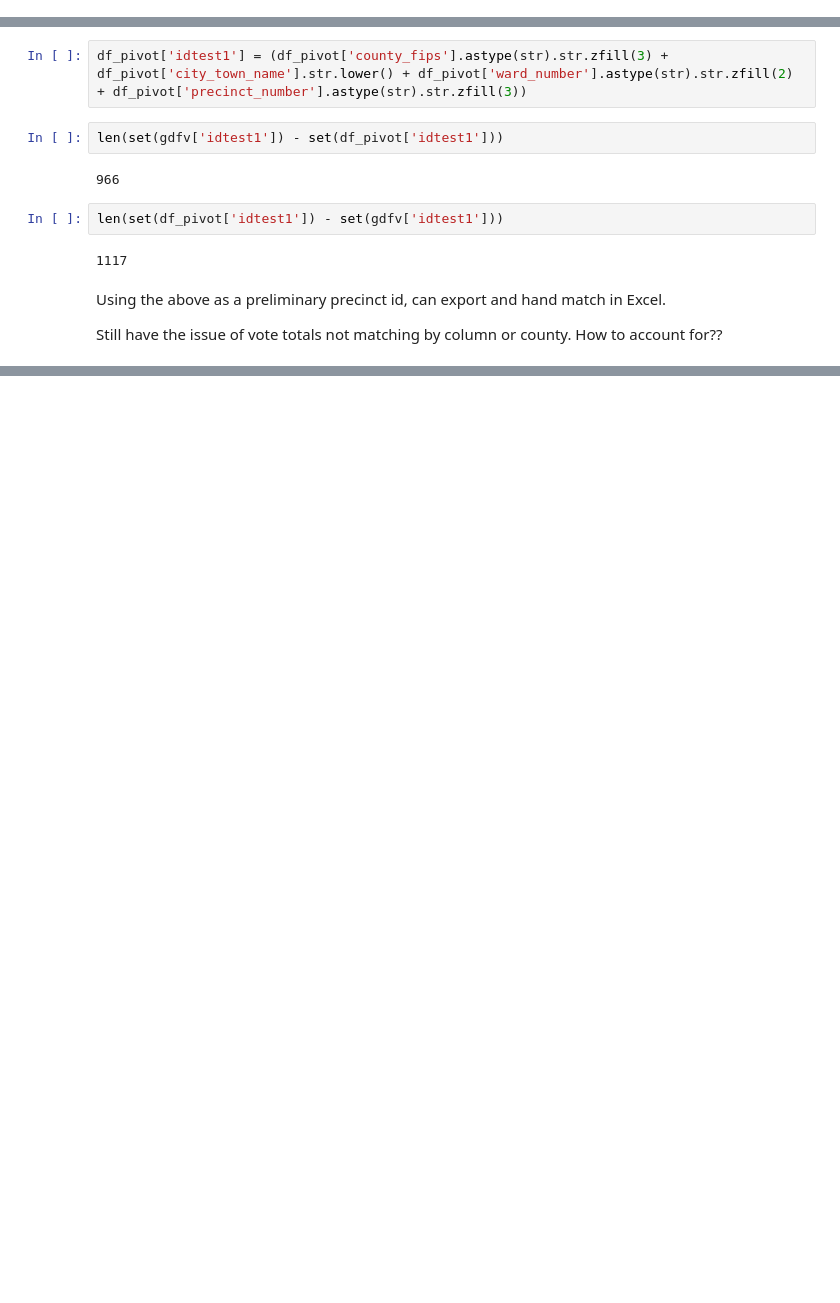
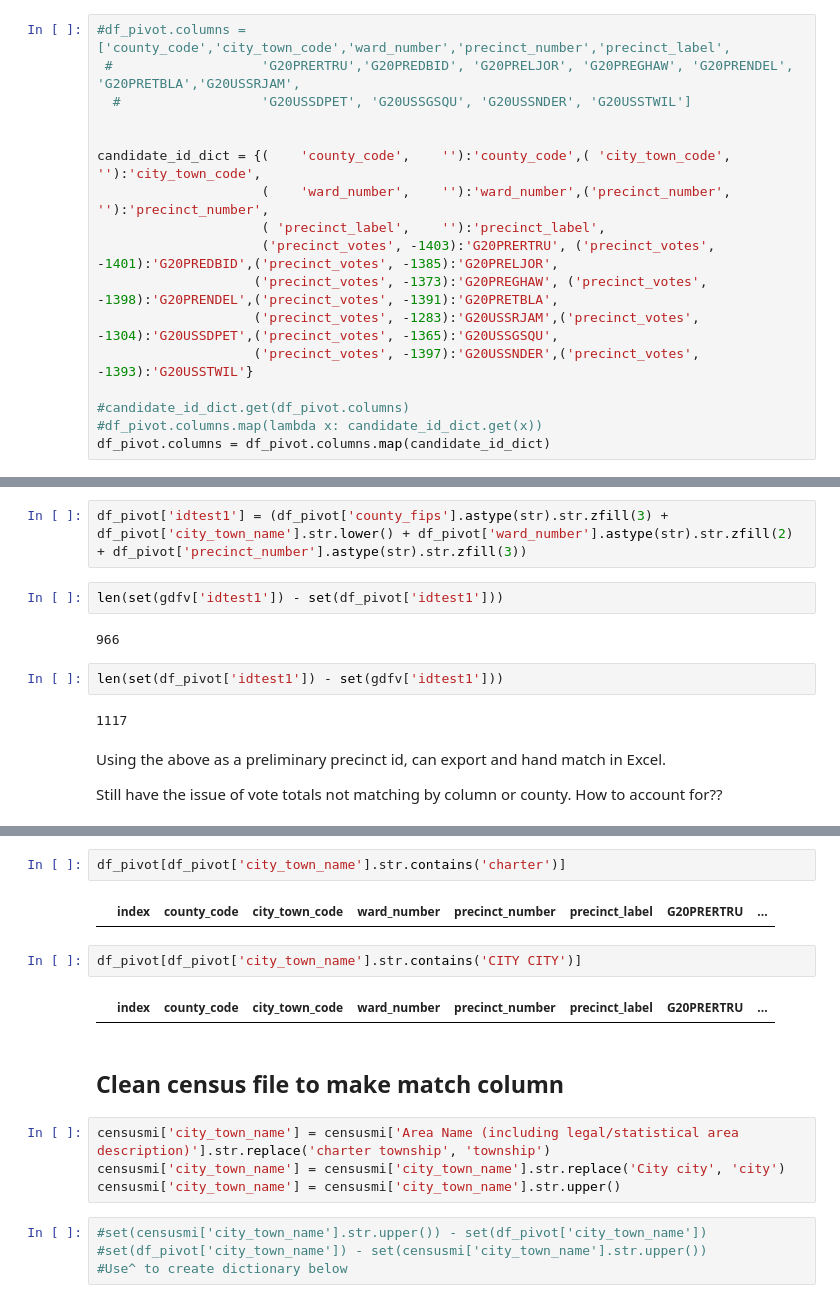
Before and after one commit to nonpartisan-redistricting-datahub/pdv-mi, a Jupyter notebook: vest-mi-2020/vest_mi_2020.ipynb, the cells around one changed output, grey strips where cells are left out. Cells and saved outputs as stored; diff of their text form; blank space fills up the shorter version.

```diff
--- a/vest-mi-2020/vest_mi_2020.ipynb
+++ b/vest-mi-2020/vest_mi_2020.ipynb
@@ -120,0 +166,17 @@ df_pivot.columns = ['county_code','city_town_code','ward_number','precinct_numbe
+# %%
+#df_pivot.columns = ['county_code','city_town_code','ward_number','precinct_number','precinct_label',
+ #                   'G20PRERTRU','G20PREDBID', 'G20PRELJOR', 'G20PREGHAW', 'G20PRENDEL', 'G20PRETBLA','G20USSRJAM',
+  #                  'G20USSDPET', 'G20USSGSQU', 'G20USSNDER', 'G20USSTWIL']
+
+
+candidate_id_dict = {(    'county_code',    ''):'county_code',( 'city_town_code',    ''):'city_town_code',
+                     (    'ward_number',    ''):'ward_number',('precinct_number',    ''):'precinct_number',
+                     ( 'precinct_label',    ''):'precinct_label',
+                     ('precinct_votes', -1403):'G20PRERTRU', ('precinct_votes', -1401):'G20PREDBID',('precinct_votes', -1385):'G20PRELJOR',
+                    ('precinct_votes', -1373):'G20PREGHAW', ('precinct_votes', -1398):'G20PRENDEL',('precinct_votes', -1391):'G20PRETBLA',
+                    ('precinct_votes', -1283):'G20USSRJAM',('precinct_votes', -1304):'G20USSDPET',('precinct_votes', -1365):'G20USSGSQU',
+                    ('precinct_votes', -1397):'G20USSNDER',('precinct_votes', -1393):'G20USSTWIL'}
+
+#candidate_id_dict.get(df_pivot.columns)
+#df_pivot.columns.map(lambda x: candidate_id_dict.get(x))
+df_pivot.columns = df_pivot.columns.map(candidate_id_dict)
@@ -309,0 +421,18 @@ shp.head()
+# %%
+df_pivot[df_pivot['city_town_name'].str.contains('charter')]
+# %% [output]
+|  | index | county_code | city_town_code | ward_number | precinct_number | precinct_label | G20PRERTRU | ... |
+# %%
+df_pivot[df_pivot['city_town_name'].str.contains('CITY CITY')]
+# %% [output]
+|  | index | county_code | city_town_code | ward_number | precinct_number | precinct_label | G20PRERTRU | ... |
+# %% [markdown]
+## Clean census file to make match column
+# %%
+censusmi['city_town_name'] = censusmi['Area Name (including legal/statistical area description)'].str.replace('charter township', 'township')
+censusmi['city_town_name'] = censusmi['city_town_name'].str.replace('City city', 'city')
+censusmi['city_town_name'] = censusmi['city_town_name'].str.upper()
+# %%
+#set(censusmi['city_town_name'].str.upper()) - set(df_pivot['city_town_name'])
+#set(df_pivot['city_town_name']) - set(censusmi['city_town_name'].str.upper())
+#Use^ to create dictionary below
```
Also changed, not shown: parts of 24 cells of this notebook.
